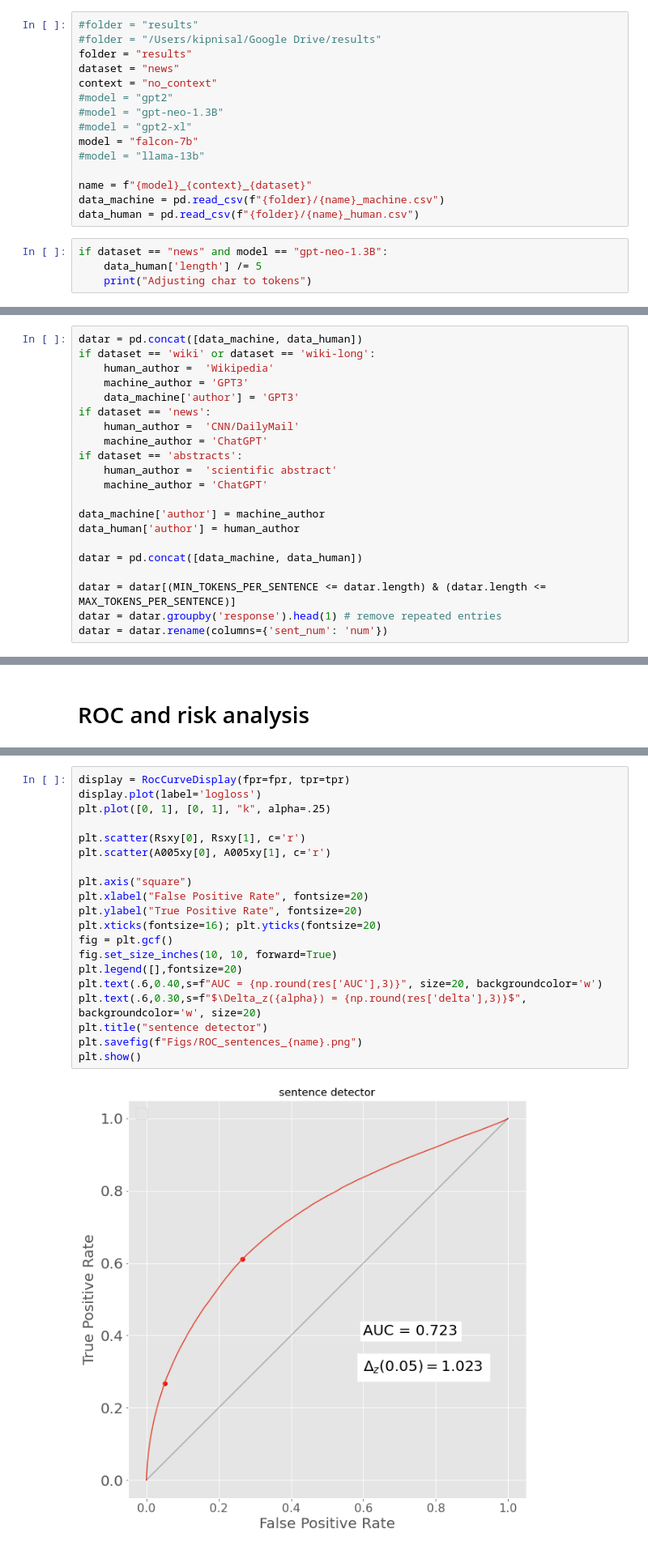
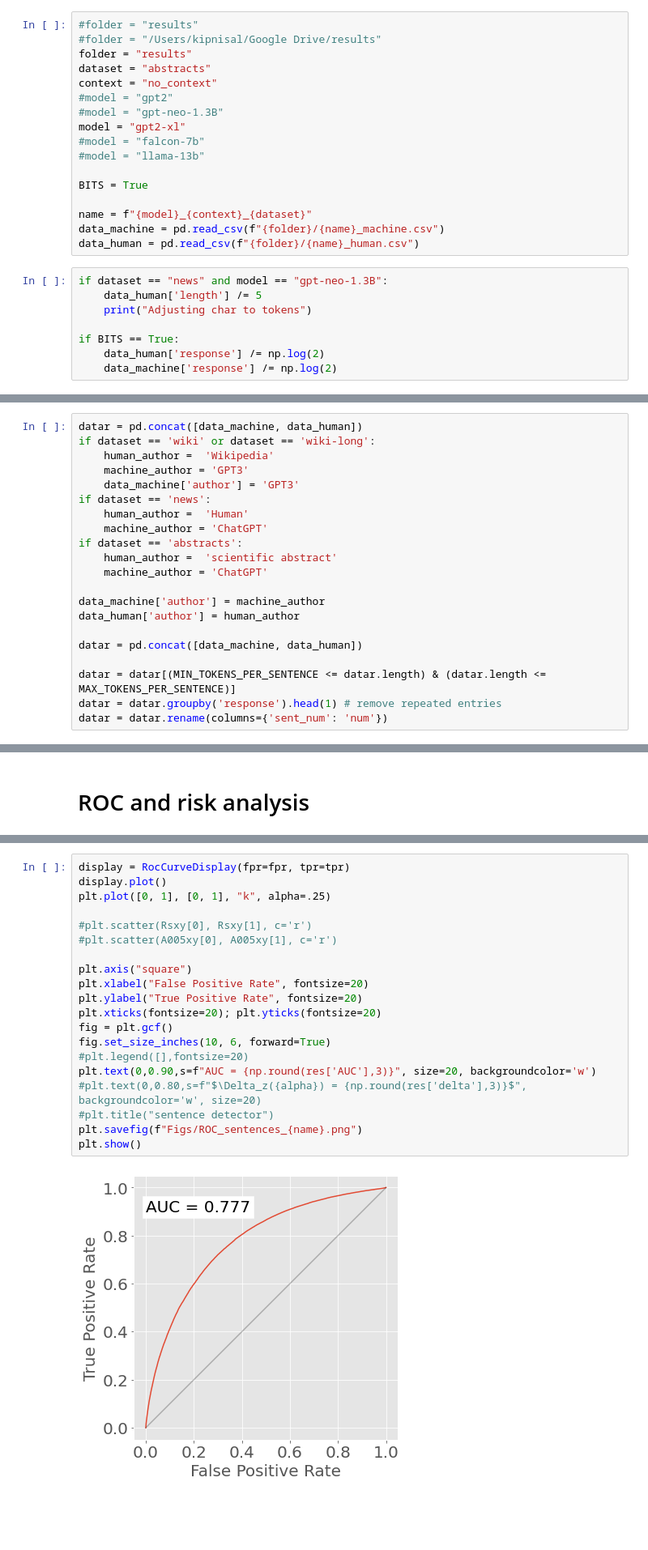
Before and after one commit to alonkipnis/detectLM, a Jupyter notebook: illustrate_hist_and_ROC.ipynb, the cells around one changed output, grey strips where cells are left out. Shown: that part at 81% size. Saved outputs shown, nothing was run; the diff lists cells and outputs as text; blank space fills up the shorter version.

```diff
--- a/illustrate_hist_and_ROC.ipynb
+++ b/illustrate_hist_and_ROC.ipynb
@@ -15,13 +14,15 @@ import sklearn
 #folder = "results"
 #folder = "/Users/kipnisal/Google Drive/results"
 folder = "results"
-dataset = "news"
+dataset = "abstracts"
 context = "no_context"
 #model = "gpt2"
 #model = "gpt-neo-1.3B"
-#model = "gpt2-xl"
-model = "falcon-7b"
+model = "gpt2-xl"
+#model = "falcon-7b"
 #model = "llama-13b"
+
+BITS = True
 
 name = f"{model}_{context}_{dataset}"
 data_machine = pd.read_csv(f"{folder}/{name}_machine.csv")
@@ -30,6 +31,10 @@ data_human = pd.read_csv(f"{folder}/{name}_human.csv")
 if dataset == "news" and model == "gpt-neo-1.3B":
     data_human['length'] /= 5
     print("Adjusting char to tokens")
+
+if BITS == True:
+    data_human['response'] /= np.log(2)
+    data_machine['response'] /= np.log(2)
 # %%
 MAX_TOKENS_PER_SENTENCE = 50
 MIN_TOKENS_PER_SENTENCE = 7
@@ -40,7 +45,7 @@ if dataset == 'wiki' or dataset == 'wiki-long':
     machine_author = 'GPT3'
     data_machine['author'] = 'GPT3'
 if dataset == 'news':
-    human_author =  'CNN/DailyMail'
+    human_author =  'Human'
     machine_author = 'ChatGPT'
 if dataset == 'abstracts':
     human_author =  'scientific abstract'
@@ -232,22 +157,22 @@ print(res)
 # %%
 display = RocCurveDisplay(fpr=fpr, tpr=tpr)
-display.plot(label='logloss')
+display.plot()
 plt.plot([0, 1], [0, 1], "k", alpha=.25)
 
-plt.scatter(Rsxy[0], Rsxy[1], c='r')
-plt.scatter(A005xy[0], A005xy[1], c='r')
+#plt.scatter(Rsxy[0], Rsxy[1], c='r')
+#plt.scatter(A005xy[0], A005xy[1], c='r')
 
 plt.axis("square")
 plt.xlabel("False Positive Rate", fontsize=20)
 plt.ylabel("True Positive Rate", fontsize=20)
-plt.xticks(fontsize=16); plt.yticks(fontsize=20)
+plt.xticks(fontsize=20); plt.yticks(fontsize=20)
 fig = plt.gcf()
-fig.set_size_inches(10, 10, forward=True)
-plt.legend([],fontsize=20)
-plt.text(.6,0.40,s=f"AUC = {np.round(res['AUC'],3)}", size=20, backgroundcolor='w')
-plt.text(.6,0.30,s=f"$\Delta_z({alpha}) = {np.round(res['delta'],3)}$", backgroundcolor='w', size=20)
-plt.title("sentence detector")
+fig.set_size_inches(10, 6, forward=True)
+#plt.legend([],fontsize=20)
+plt.text(0,0.90,s=f"AUC = {np.round(res['AUC'],3)}", size=20, backgroundcolor='w')
+#plt.text(0,0.80,s=f"$\Delta_z({alpha}) = {np.round(res['delta'],3)}$", backgroundcolor='w', size=20)
+#plt.title("sentence detector")
 plt.savefig(f"Figs/ROC_sentences_{name}.png")
 plt.show()
 # %% [output]
-[figure, old version]
+[figure, new version]
```
Also changed, not shown: parts of 19 cells of this notebook, 24 other files.
